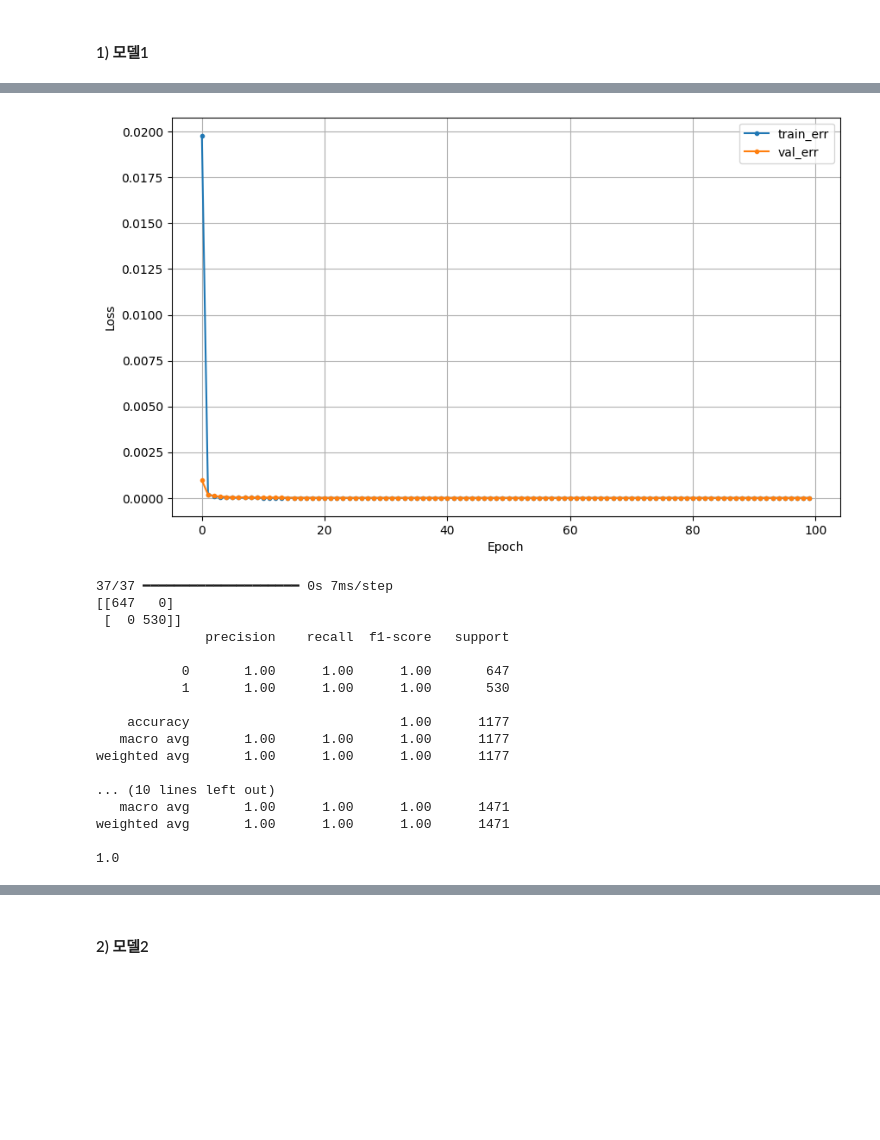
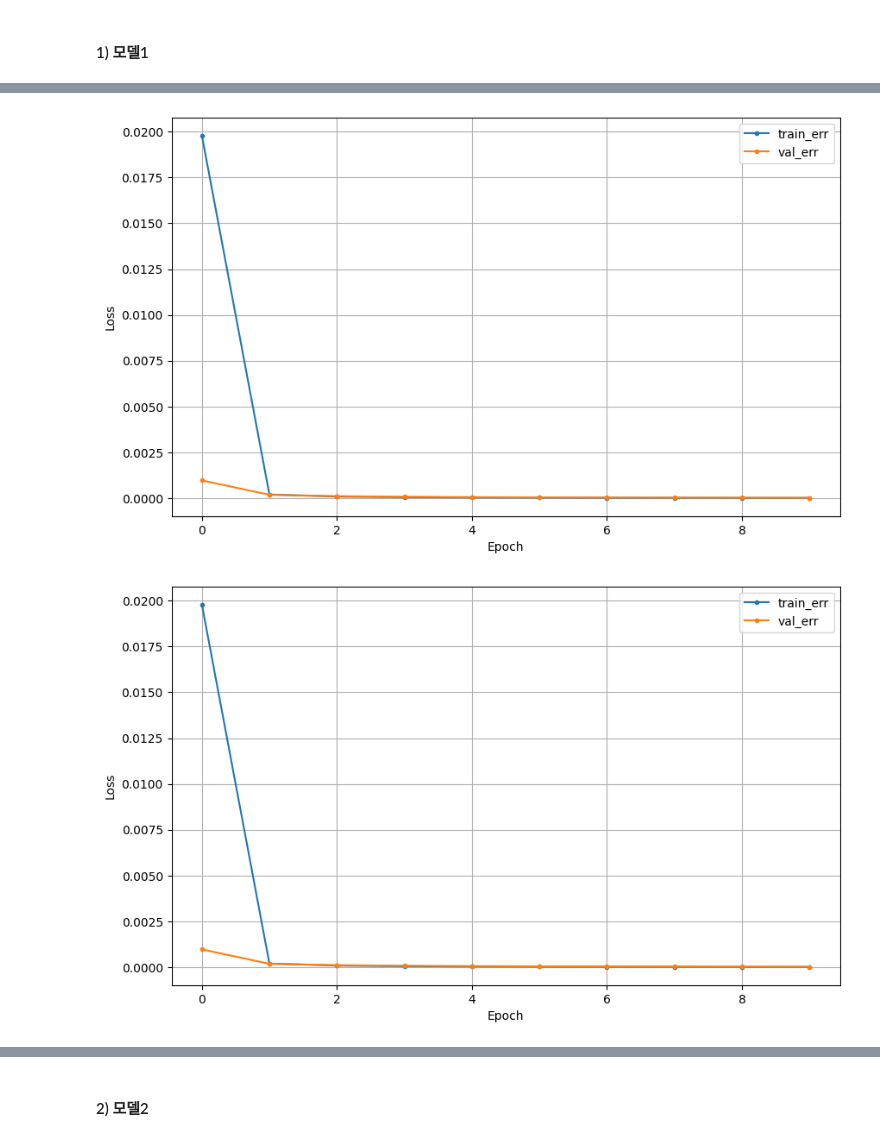
Before and after one commit to tae2on/KT_aivle_school_AI_track, a Jupyter notebook: MiniProject03/(팀) 3. 단계별 모델링 - Best Model.ipynb, the cells around one changed output, grey strips where cells are left out. Cells and saved outputs as stored; diff of their text form; code cells hidden in the pictures; blank space fills up the shorter version.

```diff
--- a/MiniProject03/(팀) 3. 단계별 모델링 - Best Model.ipynb
+++ b/MiniProject03/(팀) 3. 단계별 모델링 - Best Model.ipynb
@@ -212,31 +217,31 @@ x_train,x_val,y_train,y_val=train_test_split(x_scaled,y,test_size=0.2,stratify=y
 # %%
 import tensorflow as tf, random, numpy as np, pickle
 
-# seed_value = 42
-# np.random.seed(seed_value)
-# tf.random.set_seed(seed_value)
-# random.seed(seed_value)
+seed_value = 42
+np.random.seed(seed_value)
+tf.random.set_seed(seed_value)
+random.seed(seed_value)
 
 
-# input_layer=tf.keras.layers.Input(shape=(x_train.shape[1],))
-# dense_1=tf.keras.layers.Dense(128,activation='relu')(input_layer)
-# dense_2=tf.keras.layers.Dense(32,activation='relu')(dense_1)
-# output_layer=tf.keras.layers.Dense(1,activation='sigmoid')(dense_2)
-# model=tf.keras.models.Model(inputs=input_layer,outputs=output_layer)
+input_layer=tf.keras.layers.Input(shape=(x_train.shape[1],))
+dense_1=tf.keras.layers.Dense(128,activation='relu')(input_layer)
+dense_2=tf.keras.layers.Dense(32,activation='relu')(dense_1)
+output_layer=tf.keras.layers.Dense(1,activation='sigmoid')(dense_2)
+model=tf.keras.models.Model(inputs=input_layer,outputs=output_layer)
 
-# optimzers=tf.keras.optimizers.Adam(learning_rate=0.001)
-# model.compile(optimizer=optimzers,loss='binary_crossentropy',metrics=['accuracy'])
+optimzers=tf.keras.optimizers.Adam(learning_rate=0.001)
+model.compile(optimizer=optimzers,loss='binary_crossentropy',metrics=['accuracy'])
 
-# er=tf.keras.callbacks.EarlyStopping(monitor='val_loss',patience=10,restore_best_weights=True)
-# cl=[er]
+er=tf.keras.callbacks.EarlyStopping(monitor='val_loss',patience=10,restore_best_weights=True)
+cl=[er]
 
-# history=model.fit(x_train,y_train,validation_split=0.2,epochs=100,callbacks=cl)
+history=model.fit(x_train,y_train,validation_split=0.2,epochs=10,callbacks=cl)
 
-# dl_history_plot(history.history)
+dl_history_plot(history.history)
 
-# with open(path+'1_step_model_history.pkl', 'wb') as file_pi:
-#     pickle.dump(history.history, file_pi)
-# model.save(path+'1_step_model.keras')
+with open(path+'1_step_model_history.pkl', 'wb') as file_pi:
+    pickle.dump(history.history, file_pi)
+model.save(path+'1_step_model.keras')
 
 
 
@@ -264,18 +289,2 @@ print(accuracy_score(y_test,pred))
-[figure, old version]
+[figure, new version]
-37/37 ━━━━━━━━━━━━━━━━━━━━ 0s 7ms/step
-[[647   0]
- [  0 530]]
-              precision    recall  f1-score   support
-
-           0       1.00      1.00      1.00       647
-           1       1.00      1.00      1.00       530
-
-    accuracy                           1.00      1177
-   macro avg       1.00      1.00      1.00      1177
-weighted avg       1.00      1.00      1.00      1177
-
-... (10 lines left out)
-   macro avg       1.00      1.00      1.00      1471
-weighted avg       1.00      1.00      1.00      1471
-
-1.0
+[figure, added]
```
Also changed, not shown: parts of 18 cells of this notebook.
